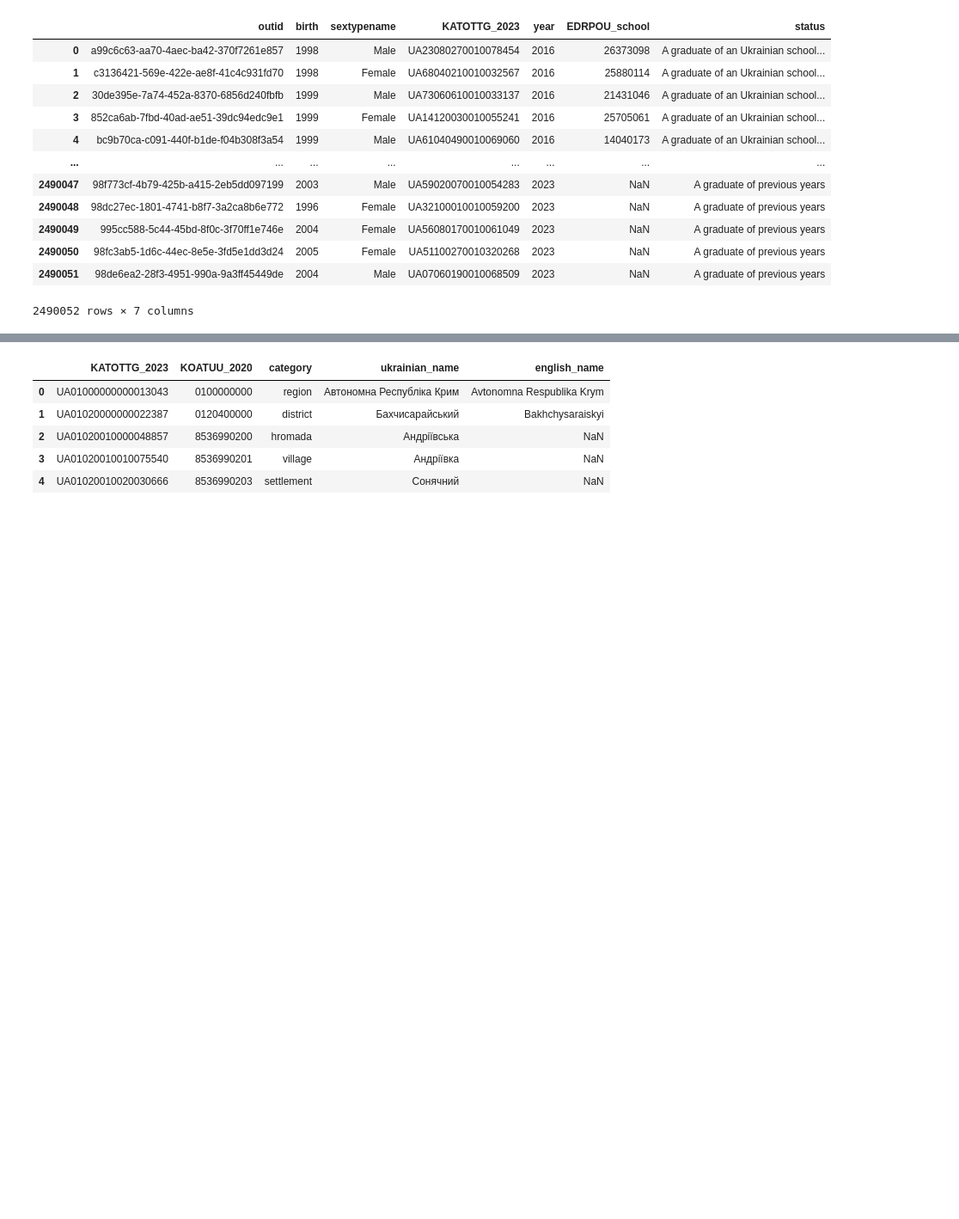
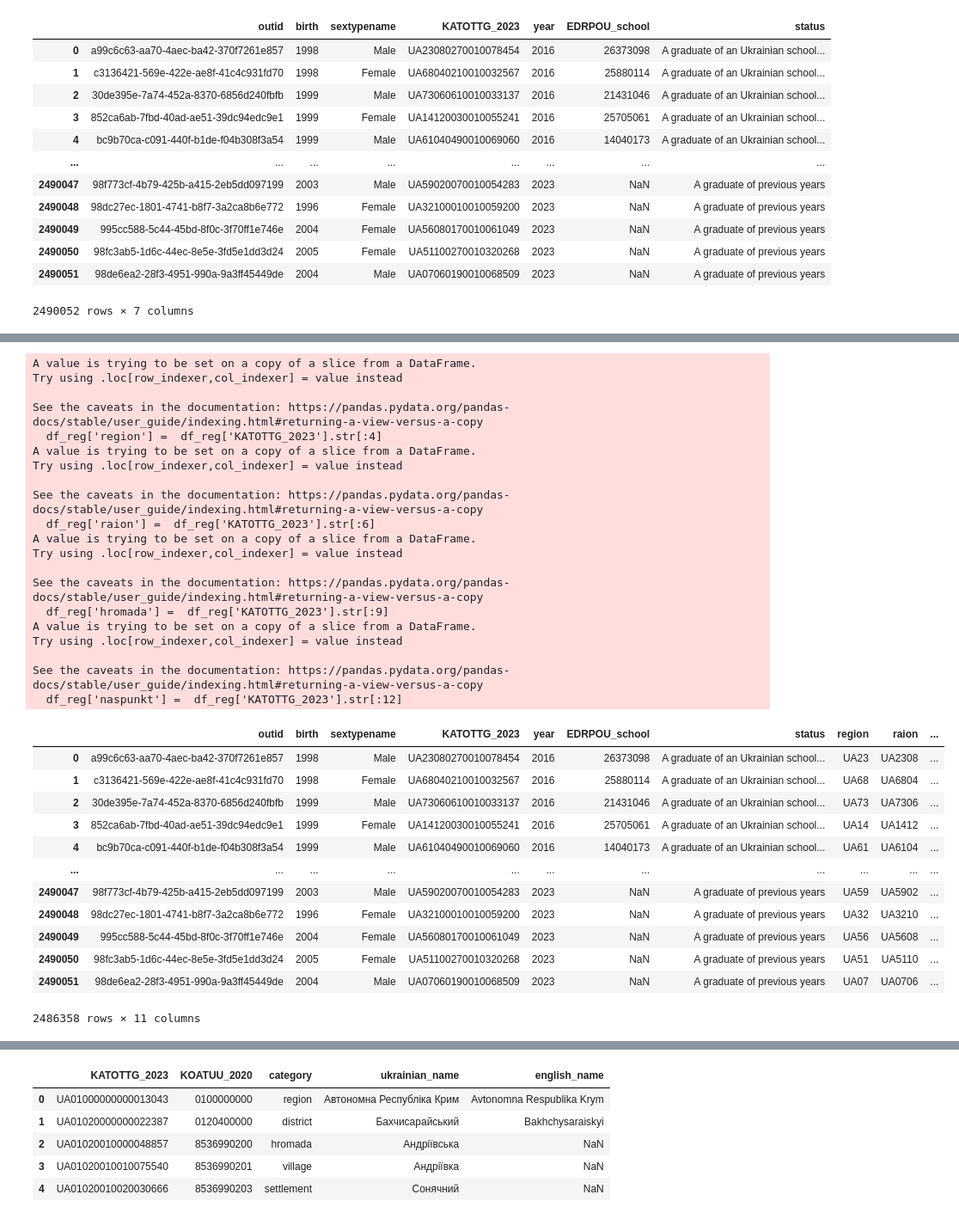
Before and after one commit to DataResponsibly/ZNO-Dataset, a Jupyter notebook: notebooks/analyses/paper_data.ipynb, the cells around one changed output, grey strips where cells are left out. Shown: that part at 86% size. Drawn from its saved outputs; the diff is of its cells as text; code cells hidden in the pictures; blank space fills up the shorter version.

```diff
--- a/notebooks/analyses/paper_data.ipynb
+++ b/notebooks/analyses/paper_data.ipynb
@@ -31,0 +107,41 @@ df_students
+# %%
+df_reg = df_students[df_students.KATOTTG_2023.str.startswith('UA')]
+df_reg['region'] =  df_reg['KATOTTG_2023'].str[:4]
+df_reg['raion'] =  df_reg['KATOTTG_2023'].str[:6]
+df_reg['hromada'] =  df_reg['KATOTTG_2023'].str[:9]
+df_reg['naspunkt'] =  df_reg['KATOTTG_2023'].str[:12]
+df_reg
+# %% [output]
+A value is trying to be set on a copy of a slice from a DataFrame.
+Try using .loc[row_indexer,col_indexer] = value instead
+
+See the caveats in the documentation: https://pandas.pydata.org/pandas-docs/stable/user_guide/indexing.html#returning-a-view-versus-a-copy
+  df_reg['region'] =  df_reg['KATOTTG_2023'].str[:4]
+A value is trying to be set on a copy of a slice from a DataFrame.
+Try using .loc[row_indexer,col_indexer] = value instead
+
+See the caveats in the documentation: https://pandas.pydata.org/pandas-docs/stable/user_guide/indexing.html#returning-a-view-versus-a-copy
+  df_reg['raion'] =  df_reg['KATOTTG_2023'].str[:6]
+A value is trying to be set on a copy of a slice from a DataFrame.
+Try using .loc[row_indexer,col_indexer] = value instead
+
+See the caveats in the documentation: https://pandas.pydata.org/pandas-docs/stable/user_guide/indexing.html#returning-a-view-versus-a-copy
+  df_reg['hromada'] =  df_reg['KATOTTG_2023'].str[:9]
+A value is trying to be set on a copy of a slice from a DataFrame.
+Try using .loc[row_indexer,col_indexer] = value instead
+
+See the caveats in the documentation: https://pandas.pydata.org/pandas-docs/stable/user_guide/indexing.html#returning-a-view-versus-a-copy
+  df_reg['naspunkt'] =  df_reg['KATOTTG_2023'].str[:12]
+|  | outid | birth | sextypename | KATOTTG_2023 | year | EDRPOU_school | status | region | raion | ... |
+| 0 | a99c6c63-aa70-4aec-ba42-370f7261e857 | 1998 | Male | UA23080270010078454 | 2016 | 26373098 | A graduate of an Ukrainian school... | UA23 | UA2308 | ... |
+| 1 | c3136421-569e-422e-ae8f-41c4c931fd70 | 1998 | Female | UA68040210010032567 | 2016 | 25880114 | A graduate of an Ukrainian school... | UA68 | UA6804 | ... |
+| 2 | 30de395e-7a74-452a-8370-6856d240fbfb | 1999 | Male | UA73060610010033137 | 2016 | 21431046 | A graduate of an Ukrainian school... | UA73 | UA7306 | ... |
+| 3 | 852ca6ab-7fbd-40ad-ae51-39dc94edc9e1 | 1999 | Female | UA14120030010055241 | 2016 | 25705061 | A graduate of an Ukrainian school... | UA14 | UA1412 | ... |
+| 4 | bc9b70ca-c091-440f-b1de-f04b308f3a54 | 1999 | Male | UA61040490010069060 | 2016 | 14040173 | A graduate of an Ukrainian school... | UA61 | UA6104 | ... |
+| ... | ... | ... | ... | ... | ... | ... | ... | ... | ... | ... |
+| 2490047 | 98f773cf-4b79-425b-a415-2eb5dd097199 | 2003 | Male | UA59020070010054283 | 2023 | NaN | A graduate of previous years | UA59 | UA5902 | ... |
+| 2490048 | 98dc27ec-1801-4741-b8f7-3a2ca8b6e772 | 1996 | Female | UA32100010010059200 | 2023 | NaN | A graduate of previous years | UA32 | UA3210 | ... |
+| 2490049 | 995cc588-5c44-45bd-8f0c-3f70ff1e746e | 2004 | Female | UA56080170010061049 | 2023 | NaN | A graduate of previous years | UA56 | UA5608 | ... |
+| 2490050 | 98fc3ab5-1d6c-44ec-8e5e-3fd5e1dd3d24 | 2005 | Female | UA51100270010320268 | 2023 | NaN | A graduate of previous years | UA51 | UA5110 | ... |
+| 2490051 | 98de6ea2-28f3-4951-990a-9a3ff45449de | 2004 | Male | UA07060190010068509 | 2023 | NaN | A graduate of previous years | UA07 | UA0706 | ... |
+2486358 rows × 11 columns
```
Also changed, not shown: parts of 38 cells of this notebook.
